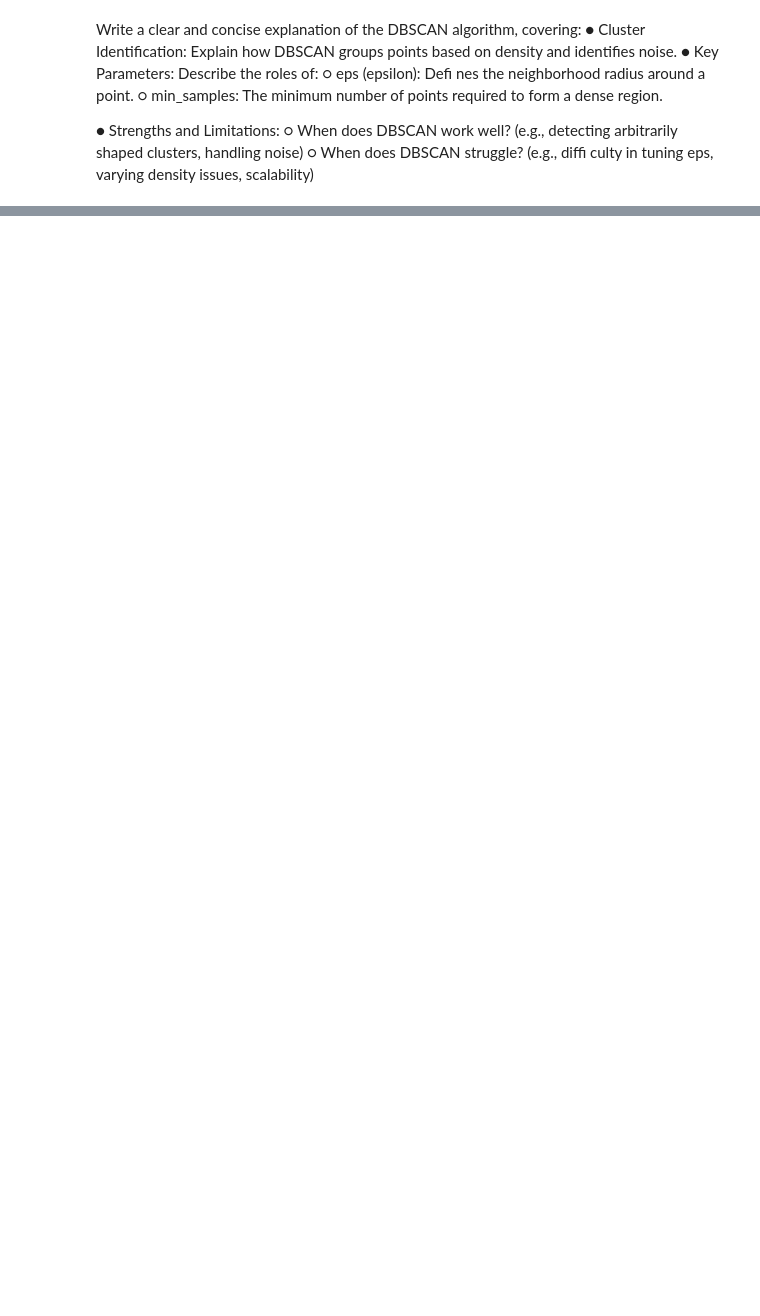
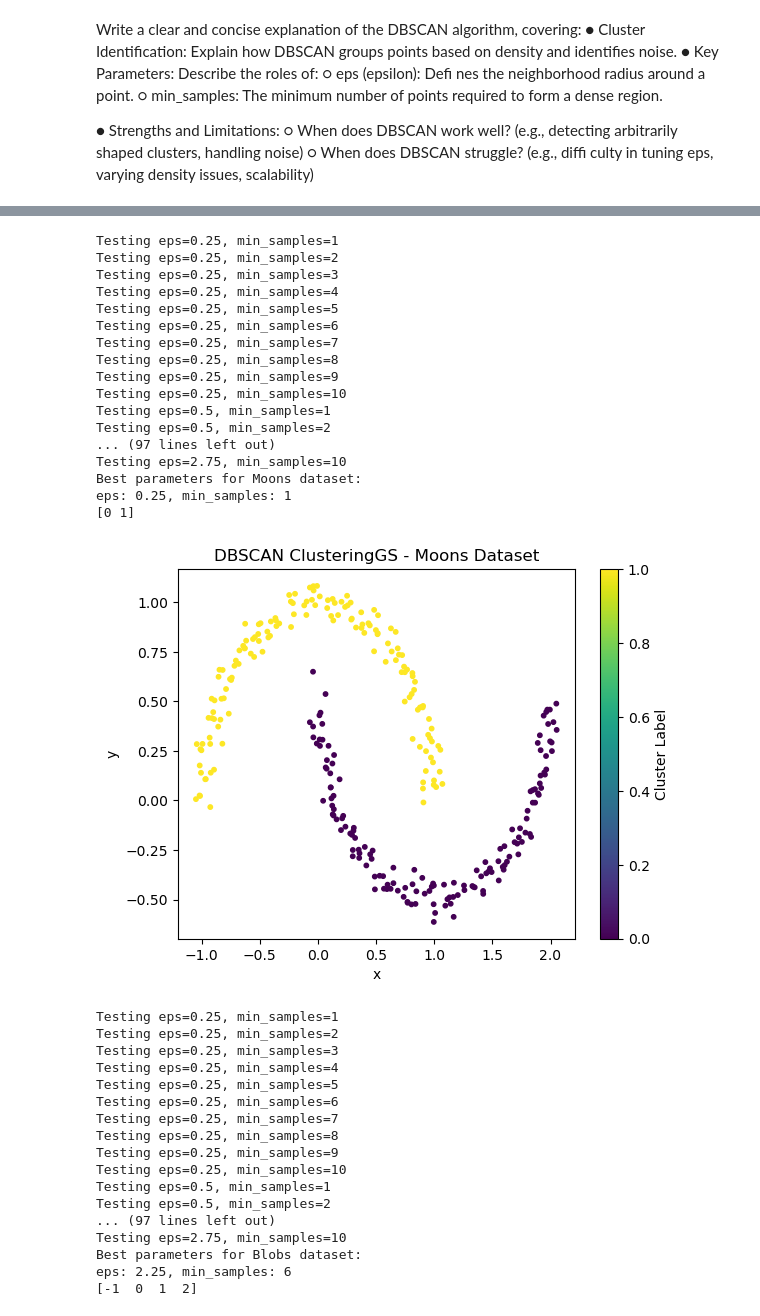
Before and after one commit to codewithprags/BINF-5007-Materials, a Jupyter notebook: Assignment 3/Assignment3.ipynb, the cells around one changed output, grey strips where cells are left out. Saved outputs shown, nothing was run; the diff lists cells and outputs as text; code cells hidden in the pictures; blank space fills up the shorter version.

```diff
--- a/Assignment 3/Assignment3.ipynb
+++ b/Assignment 3/Assignment3.ipynb
@@ -142,0 +201,74 @@ array([-1,  0,  1])
+# %%
+#dbscan_gridsearch for best parameters for eps and min_samples.
+import Assignment3_DBSCAN as clusterviz
+
+best_eps, best_min_samples, best_score, best_model = clusterviz.dbscan_gridsearch(moons_data)
+
+print("Best parameters for Moons dataset:")
+print(f"eps: {best_eps}, min_samples: {best_min_samples}")
+
+# best_eps_moons = moons_params[1]
+# best_min_samples_moons = int(moons_params[2])  # Ensure integer
+
+dbscan_moons = DBSCAN(eps=best_eps, min_samples=best_min_samples)
+labels_moons = dbscan_moons.fit_predict(moons_data)
+
+print(np.unique(labels_moons)) #returns the unique labels in the dataset
+
+plt.scatter(moons_data["x"], moons_data["y"], c=labels_moons, cmap='viridis', s=10)
+plt.title("DBSCAN ClusteringGS - Moons Dataset")
+plt.xlabel("x")
+plt.ylabel("y")
+plt.colorbar(label='Cluster Label')
+plt.show()
+
+# Using the best parameters found by grid search for blobs dataset
+best_eps_blobs, best_min_samples_blobs, best_score_blobs, best_model_blobs = clusterviz.dbscan_gridsearch(blobs_data)
+print("Best parameters for Blobs dataset:")
+print(f"eps: {best_eps_blobs}, min_samples: {best_min_samples_blobs}")
+dbscan_blobs = DBSCAN(eps=best_eps_blobs, min_samples=best_min_samples_blobs)
+labels_blobs = dbscan_blobs.fit_predict(blobs_data)
+print(np.unique(labels_blobs))  # returns the unique labels in the dataset
+
+plt.scatter(blobs_data["x"], blobs_data["y"], c=labels_blobs, cmap='viridis', s=10)
+plt.title("DBSCAN ClusteringGS - Blobs Dataset")
+plt.xlabel("x")
+plt.ylabel("y")
+plt.colorbar(label='Cluster Label')
+plt.show()
+# %% [output]
+Testing eps=0.25, min_samples=1
+Testing eps=0.25, min_samples=2
+Testing eps=0.25, min_samples=3
+Testing eps=0.25, min_samples=4
+Testing eps=0.25, min_samples=5
+Testing eps=0.25, min_samples=6
+Testing eps=0.25, min_samples=7
+Testing eps=0.25, min_samples=8
+Testing eps=0.25, min_samples=9
+Testing eps=0.25, min_samples=10
+Testing eps=0.5, min_samples=1
+Testing eps=0.5, min_samples=2
+... (97 lines left out)
+Testing eps=2.75, min_samples=10
+Best parameters for Moons dataset:
+eps: 0.25, min_samples: 1
+[0 1]
+[figure, added]
+Testing eps=0.25, min_samples=1
+Testing eps=0.25, min_samples=2
+Testing eps=0.25, min_samples=3
+Testing eps=0.25, min_samples=4
+Testing eps=0.25, min_samples=5
+Testing eps=0.25, min_samples=6
+Testing eps=0.25, min_samples=7
+Testing eps=0.25, min_samples=8
+Testing eps=0.25, min_samples=9
+Testing eps=0.25, min_samples=10
+Testing eps=0.5, min_samples=1
+Testing eps=0.5, min_samples=2
+... (97 lines left out)
+Testing eps=2.75, min_samples=10
+Best parameters for Blobs dataset:
+eps: 2.25, min_samples: 6
+[-1  0  1  2]
```
Also changed, not shown: parts of 6 cells of this notebook, 5 other files.
